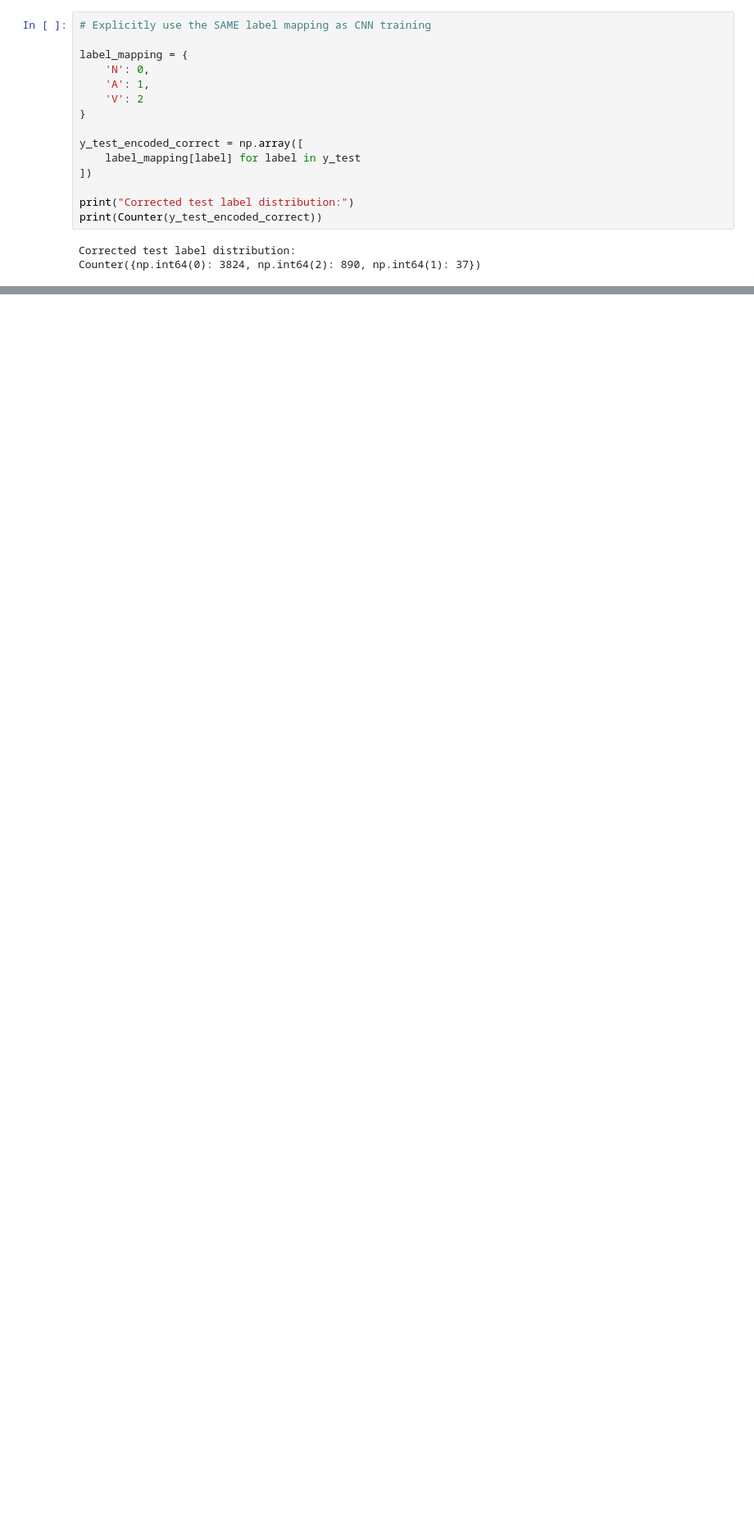
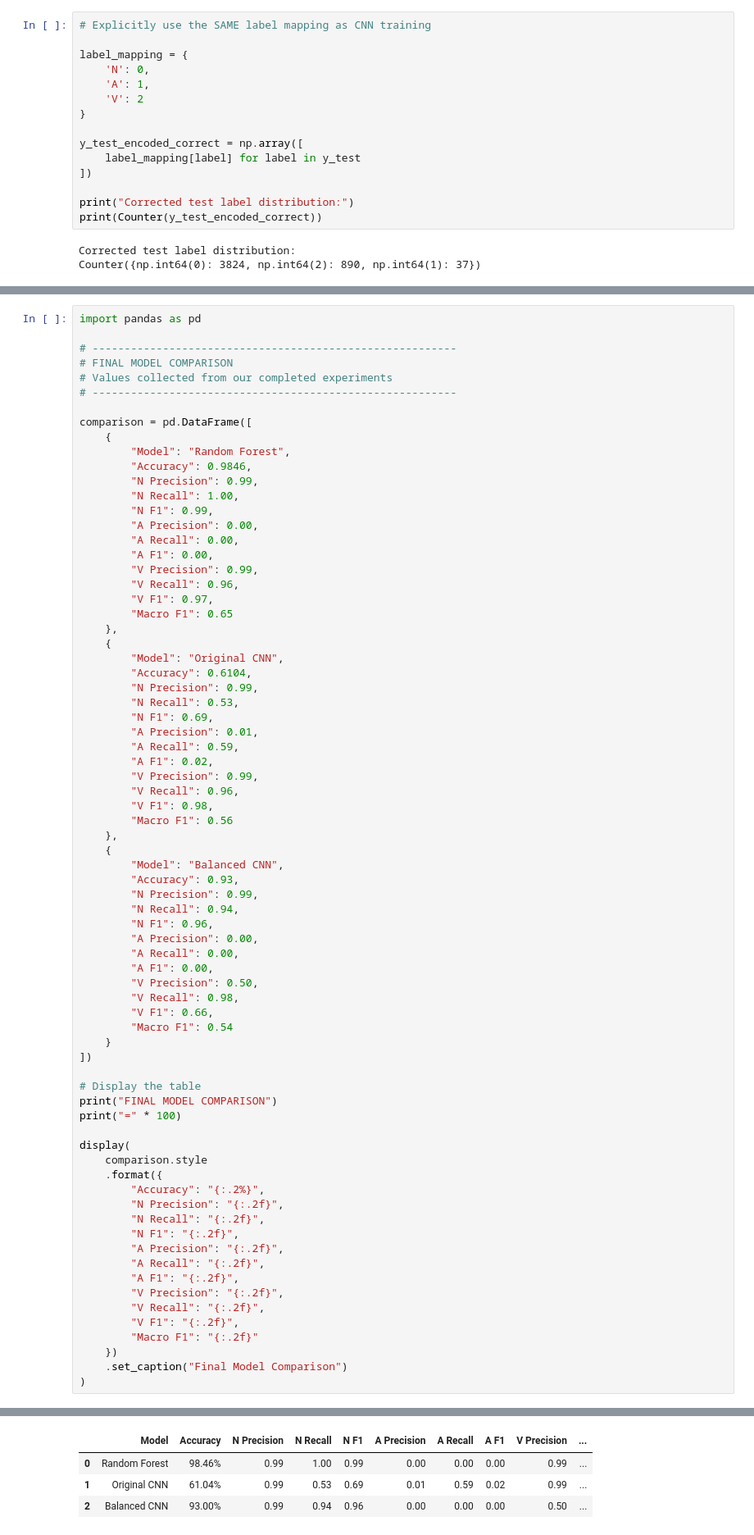
Before and after one commit to Chandana-dharshanam/ecg-detection, a Jupyter notebook: ecg-detection.ipynb, the cells around one changed output, grey strips where cells are left out. Shown at 82% size. Saved outputs shown, nothing was run; the diff lists cells and outputs as text; blank space fills up the shorter version.

```diff
--- a/ecg-detection.ipynb
+++ b/ecg-detection.ipynb
@@ -2374,0 +2938,75 @@ Final Test Accuracy: 0.6103978109871606
+# %%
+import pandas as pd
+
+# ---------------------------------------------------------
+# FINAL MODEL COMPARISON
+# Values collected from our completed experiments
+# ---------------------------------------------------------
+
+comparison = pd.DataFrame([
+    {
+        "Model": "Random Forest",
+        "Accuracy": 0.9846,
+        "N Precision": 0.99,
+        "N Recall": 1.00,
+        "N F1": 0.99,
+        "A Precision": 0.00,
+        "A Recall": 0.00,
+        "A F1": 0.00,
+        "V Precision": 0.99,
+        "V Recall": 0.96,
+        "V F1": 0.97,
+        "Macro F1": 0.65
+    },
+    {
+        "Model": "Original CNN",
+        "Accuracy": 0.6104,
+        "N Precision": 0.99,
+        "N Recall": 0.53,
+        "N F1": 0.69,
+        "A Precision": 0.01,
+        "A Recall": 0.59,
+        "A F1": 0.02,
+        "V Precision": 0.99,
+        "V Recall": 0.96,
+        "V F1": 0.98,
+        "Macro F1": 0.56
+    },
+    {
+        "Model": "Balanced CNN",
+        "Accuracy": 0.93,
+        "N Precision": 0.99,
+        "N Recall": 0.94,
+        "N F1": 0.96,
+        "A Precision": 0.00,
+        "A Recall": 0.00,
+        "A F1": 0.00,
+        "V Precision": 0.50,
+        "V Recall": 0.98,
+        "V F1": 0.66,
+        "Macro F1": 0.54
+    }
+])
+
+# Display the table
+print("FINAL MODEL COMPARISON")
+print("=" * 100)
+
+display(
+    comparison.style
+    .format({
+        "Accuracy": "{:.2%}",
+        "N Precision": "{:.2f}",
+        "N Recall": "{:.2f}",
+        "N F1": "{:.2f}",
+        "A Precision": "{:.2f}",
+        "A Recall": "{:.2f}",
+        "A F1": "{:.2f}",
+        "V Precision": "{:.2f}",
+        "V Recall": "{:.2f}",
+        "V F1": "{:.2f}",
+        "Macro F1": "{:.2f}"
+    })
+    .set_caption("Final Model Comparison")
+)
+# %% [output]
@@ -2374,0 +3016,4 @@ Final Test Accuracy: 0.6103978109871606
+|  | Model | Accuracy | N Precision | N Recall | N F1 | A Precision | A Recall | A F1 | V Precision | ... |
+| 0 | Random Forest | 98.46% | 0.99 | 1.00 | 0.99 | 0.00 | 0.00 | 0.00 | 0.99 | ... |
+| 1 | Original CNN | 61.04% | 0.99 | 0.53 | 0.69 | 0.01 | 0.59 | 0.02 | 0.99 | ... |
+| 2 | Balanced CNN | 93.00% | 0.99 | 0.94 | 0.96 | 0.00 | 0.00 | 0.00 | 0.50 | ... |
```
Also changed, not shown: parts of 38 cells of this notebook.
